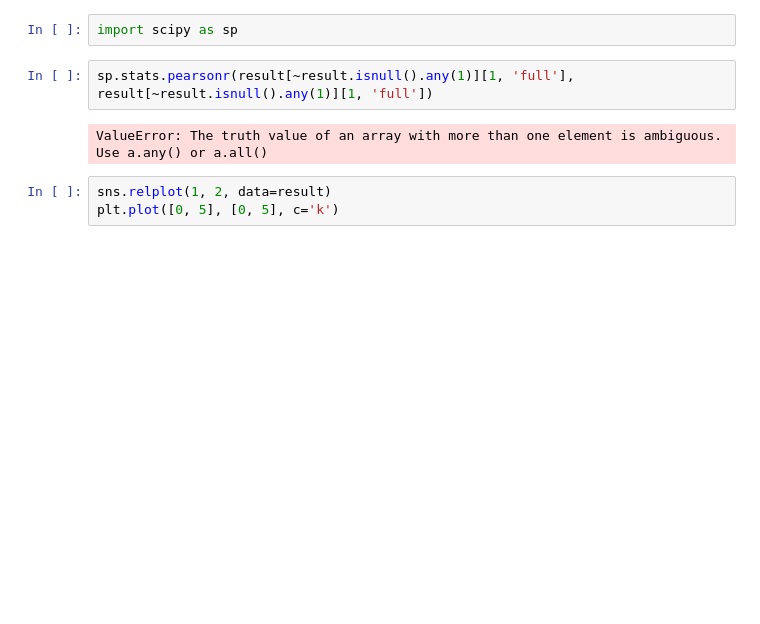
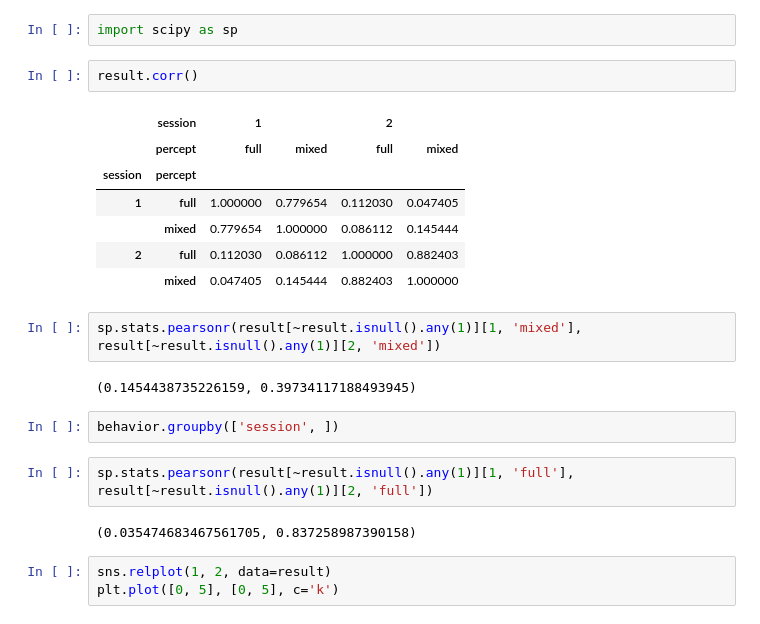
Before and after one commit to Gilles86/br_anaglyph, a Jupyter notebook: analysis/first_analysis.ipynb, the cells around one changed output. Saved outputs shown, nothing was run; the diff lists cells and outputs as text; blank space fills up the shorter version.

```diff
--- a/analysis/first_analysis.ipynb
+++ b/analysis/first_analysis.ipynb
@@ -75,10 +75,26 @@ result.to_csv('/Users/gilles/git/br_anaglyph/data/median_durations.tsv', sep='\t
 import matplotlib.pyplot as plt
 # %%
 import scipy as sp
+# %%
+result.corr()
+# %% [output]
+|  | session | 1 |  | 2 |  |
+|  | percept | full | mixed | full | mixed |
+| session | percept |  |  |  |  |
+| 1 | full | 1.000000 | 0.779654 | 0.112030 | 0.047405 |
+|  | mixed | 0.779654 | 1.000000 | 0.086112 | 0.145444 |
+| 2 | full | 0.112030 | 0.086112 | 1.000000 | 0.882403 |
+|  | mixed | 0.047405 | 0.145444 | 0.882403 | 1.000000 |
+# %%
+sp.stats.pearsonr(result[~result.isnull().any(1)][1, 'mixed'], result[~result.isnull().any(1)][2, 'mixed'])
+# %% [output]
+(0.1454438735226159, 0.39734117188493945)
+# %%
+behavior.groupby(['session', ])
 # %%
-sp.stats.pearsonr(result[~result.isnull().any(1)][1, 'full'], result[~result.isnull().any(1)][1, 'full'])
+sp.stats.pearsonr(result[~result.isnull().any(1)][1, 'full'], result[~result.isnull().any(1)][2, 'full'])
 # %% [output]
-ValueError: The truth value of an array with more than one element is ambiguous. Use a.any() or a.all()
+(0.035474683467561705, 0.837258987390158)
 # %%
 sns.relplot(1, 2, data=result)
 plt.plot([0, 5], [0, 5], c='k')
```
